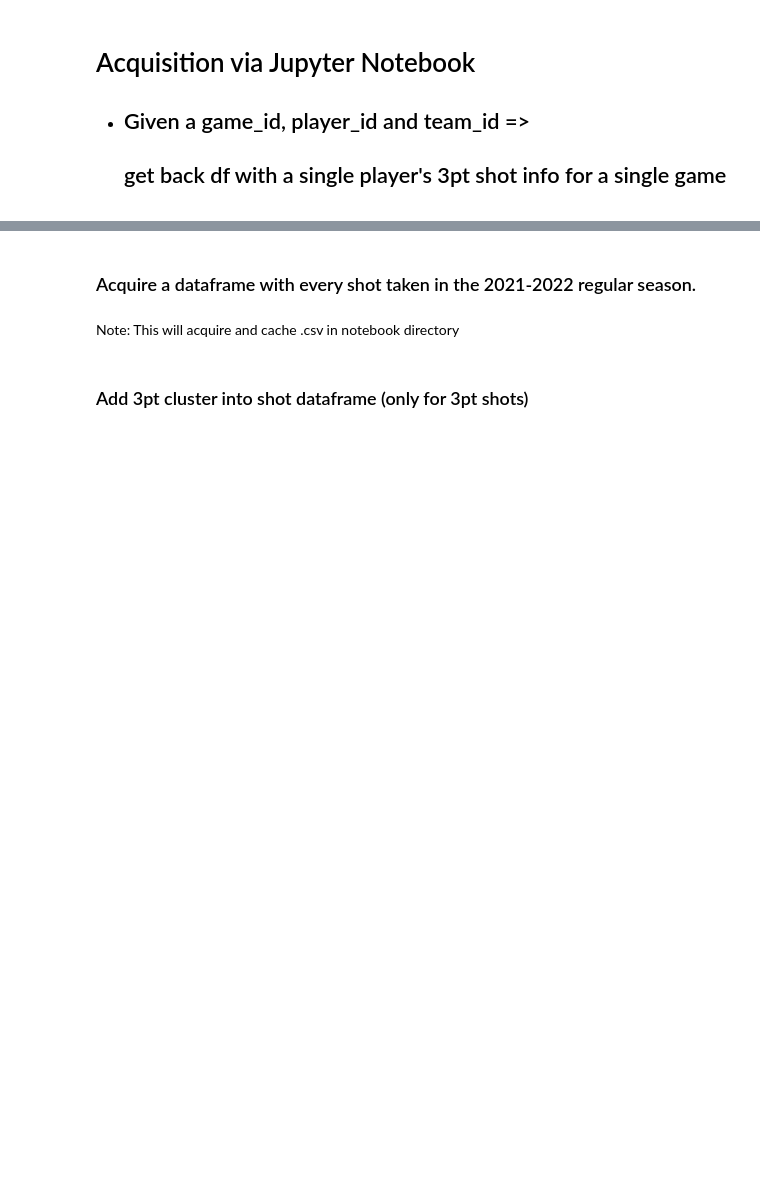
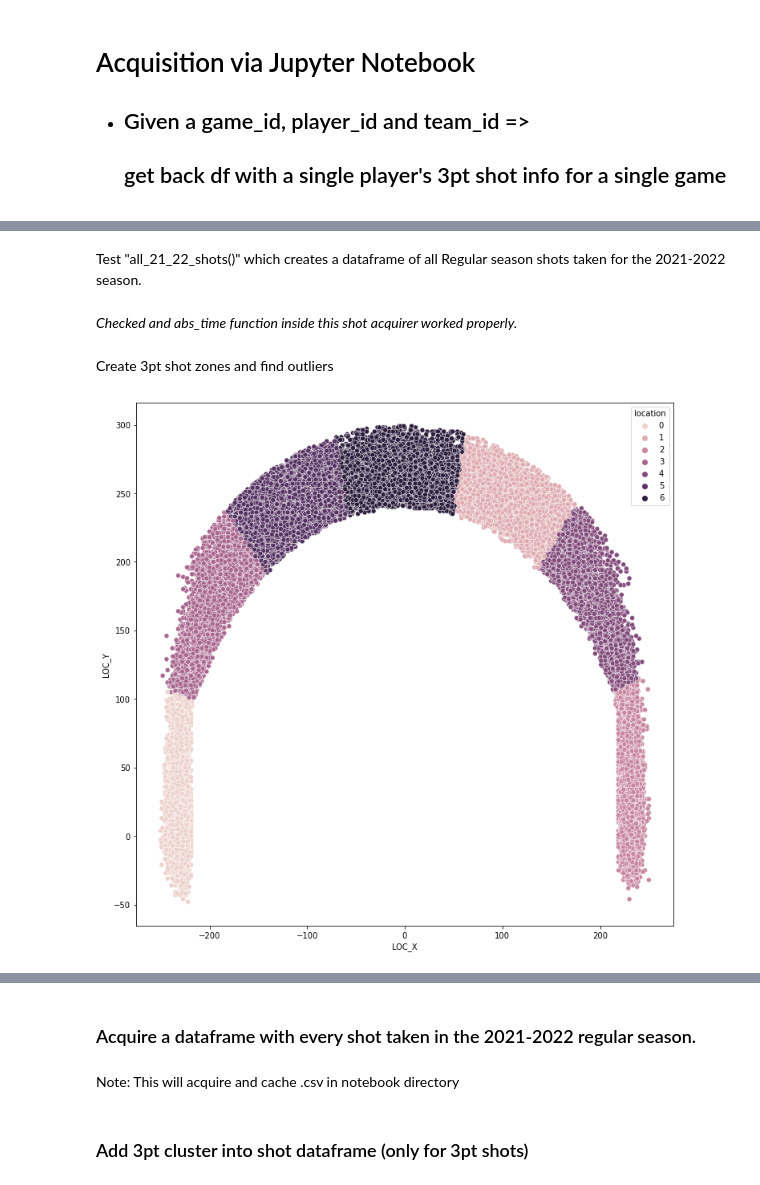
Before and after one commit to Eyring-Miller-Muriithi-capstone/shot-caller-for-ballers, a Jupyter notebook: Notebooks/Ryan/ryan_acquire_workbook_refined.ipynb, the cells around one changed output, grey strips where cells are left out. Drawn from its saved outputs; the diff is of its cells as text; code cells hidden in the pictures; blank space fills up the shorter version.

Commit message:
updated with functions checks

```diff
--- a/Notebooks/Ryan/ryan_acquire_workbook_refined.ipynb
+++ b/Notebooks/Ryan/ryan_acquire_workbook_refined.ipynb
@@ -33,0 +47,12 @@ pd.set_option('display.max_columns', None)
+# %% [markdown]
+Test "all_21_22_shots()" which creates a dataframe of all Regular season shots taken for the 2021-2022 season.
+# %%
+df_shots = acquire_rm.all_21_22_shots()
+# %% [markdown]
+*Checked and abs_time function inside this shot acquirer worked properly.*
+# %% [markdown]
+Create 3pt shot zones and find outliers
+# %%
+df_shots, df_outlier_3pt = acquire_rm.create_3pt_shot_zones(df_shots)
+# %% [output]
+[figure, added]
```
Also changed, not shown: parts of 63 cells of this notebook.
